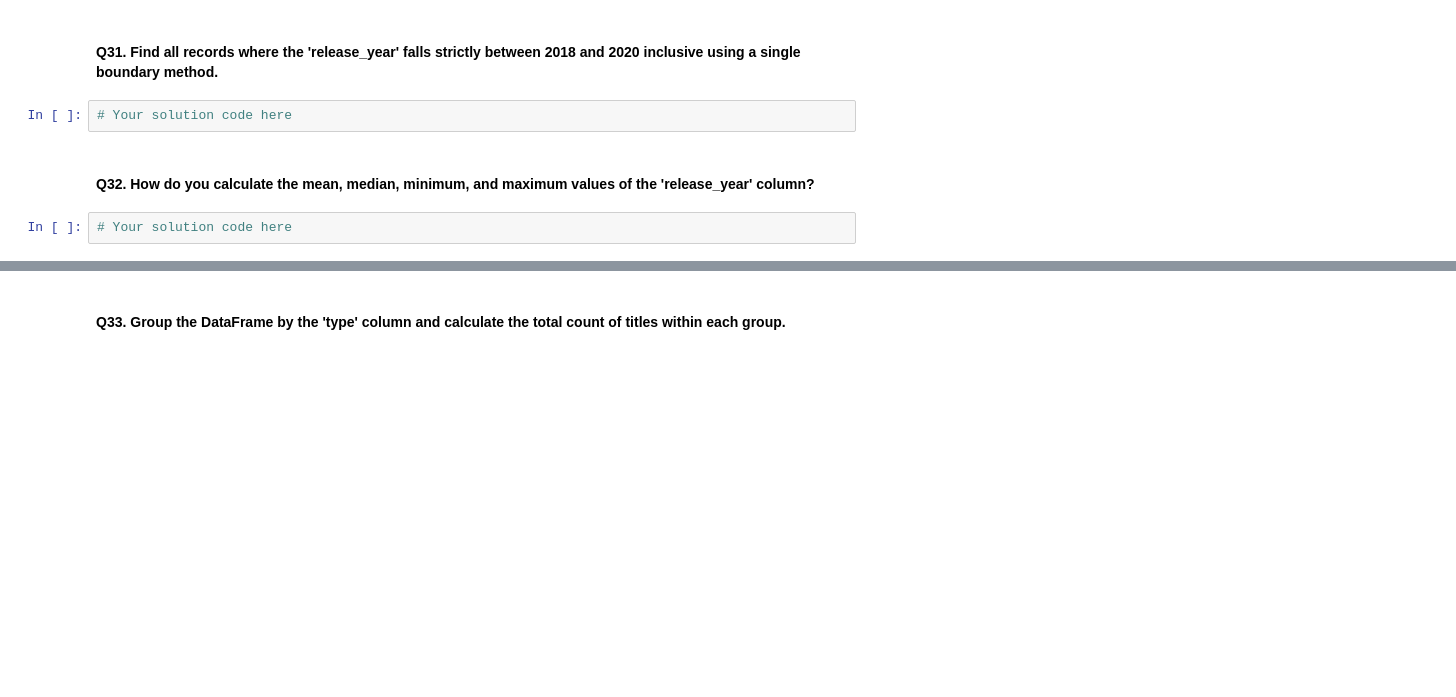
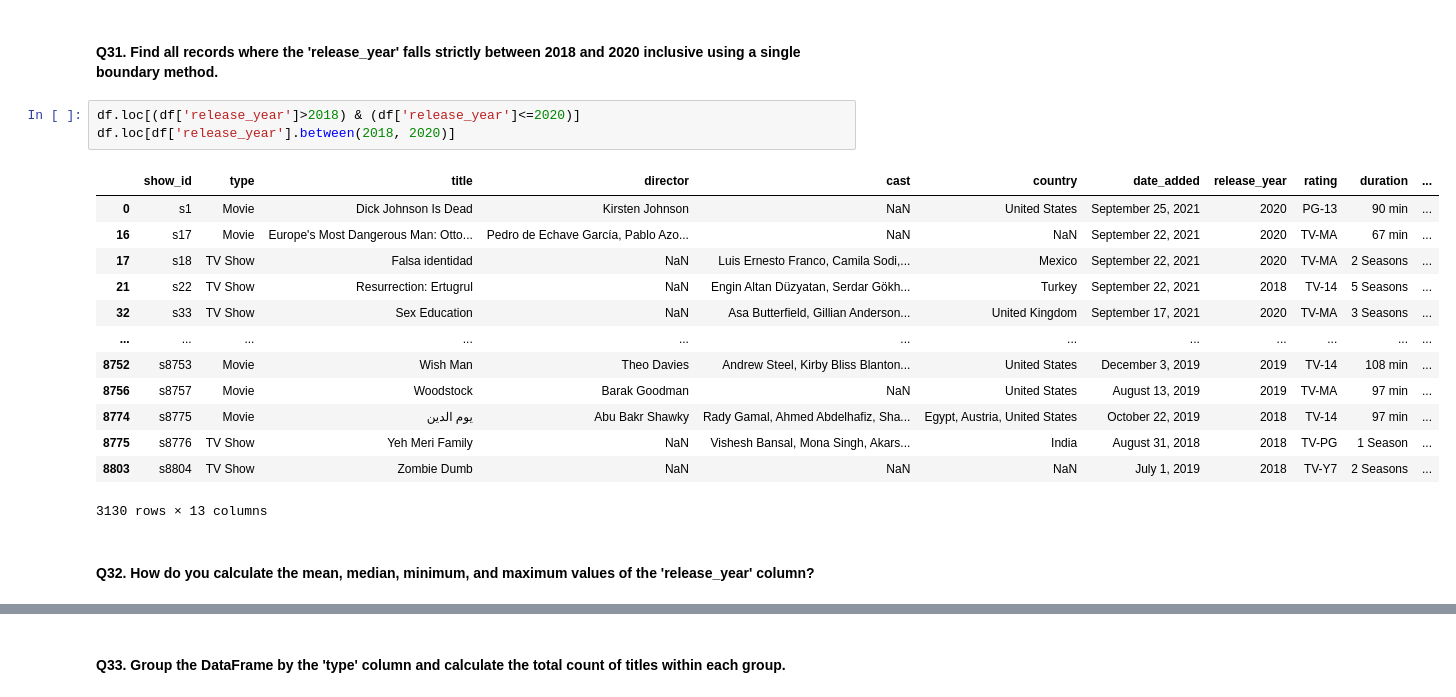
Before and after one commit to Harshit-kumar38/Netflix-pandas-problems, a Jupyter notebook: pandas_challenge_solutions.ipynb, the cells around one changed output, grey strips where cells are left out. Drawn from its saved outputs; the diff is of its cells as text; blank space fills up the shorter version.

```diff
--- a/pandas_challenge_solutions.ipynb
+++ b/pandas_challenge_solutions.ipynb
@@ -450,8 +526,21 @@ df
 # %% [markdown]
 #### **Q31.** Find all records where the 'release_year' falls strictly between 2018 and 2020 inclusive using a single boundary method.
-# %%
-# Your solution code here
+# %%
+df.loc[(df['release_year']>2018) & (df['release_year']<=2020)]
+df.loc[df['release_year'].between(2018, 2020)]
+# %% [output]
+|  | show_id | type | title | director | cast | country | date_added | release_year | rating | duration | ... |
+| 0 | s1 | Movie | Dick Johnson Is Dead | Kirsten Johnson | NaN | United States | September 25, 2021 | 2020 | PG-13 | 90 min | ... |
+| 16 | s17 | Movie | Europe's Most Dangerous Man: Otto... | Pedro de Echave García, Pablo Azo... | NaN | NaN | September 22, 2021 | 2020 | TV-MA | 67 min | ... |
+| 17 | s18 | TV Show | Falsa identidad | NaN | Luis Ernesto Franco, Camila Sodi,... | Mexico | September 22, 2021 | 2020 | TV-MA | 2 Seasons | ... |
+| 21 | s22 | TV Show | Resurrection: Ertugrul | NaN | Engin Altan Düzyatan, Serdar Gökh... | Turkey | September 22, 2021 | 2018 | TV-14 | 5 Seasons | ... |
+| 32 | s33 | TV Show | Sex Education | NaN | Asa Butterfield, Gillian Anderson... | United Kingdom | September 17, 2021 | 2020 | TV-MA | 3 Seasons | ... |
+| ... | ... | ... | ... | ... | ... | ... | ... | ... | ... | ... | ... |
+| 8752 | s8753 | Movie | Wish Man | Theo Davies | Andrew Steel, Kirby Bliss Blanton... | United States | December 3, 2019 | 2019 | TV-14 | 108 min | ... |
+| 8756 | s8757 | Movie | Woodstock | Barak Goodman | NaN | United States | August 13, 2019 | 2019 | TV-MA | 97 min | ... |
+| 8774 | s8775 | Movie | يوم الدين | Abu Bakr Shawky | Rady Gamal, Ahmed Abdelhafiz, Sha... | Egypt, Austria, United States | October 22, 2019 | 2018 | TV-14 | 97 min | ... |
+| 8775 | s8776 | TV Show | Yeh Meri Family | NaN | Vishesh Bansal, Mona Singh, Akars... | India | August 31, 2018 | 2018 | TV-PG | 1 Season | ... |
+| 8803 | s8804 | TV Show | Zombie Dumb | NaN | NaN | NaN | July 1, 2019 | 2018 | TV-Y7 | 2 Seasons | ... |
+3130 rows × 13 columns
 # %% [markdown]
 #### **Q32.** How do you calculate the mean, median, minimum, and maximum values of the 'release_year' column?
-# %%
-# Your solution code here
```
Also changed, not shown: parts of 49 cells of this notebook.
